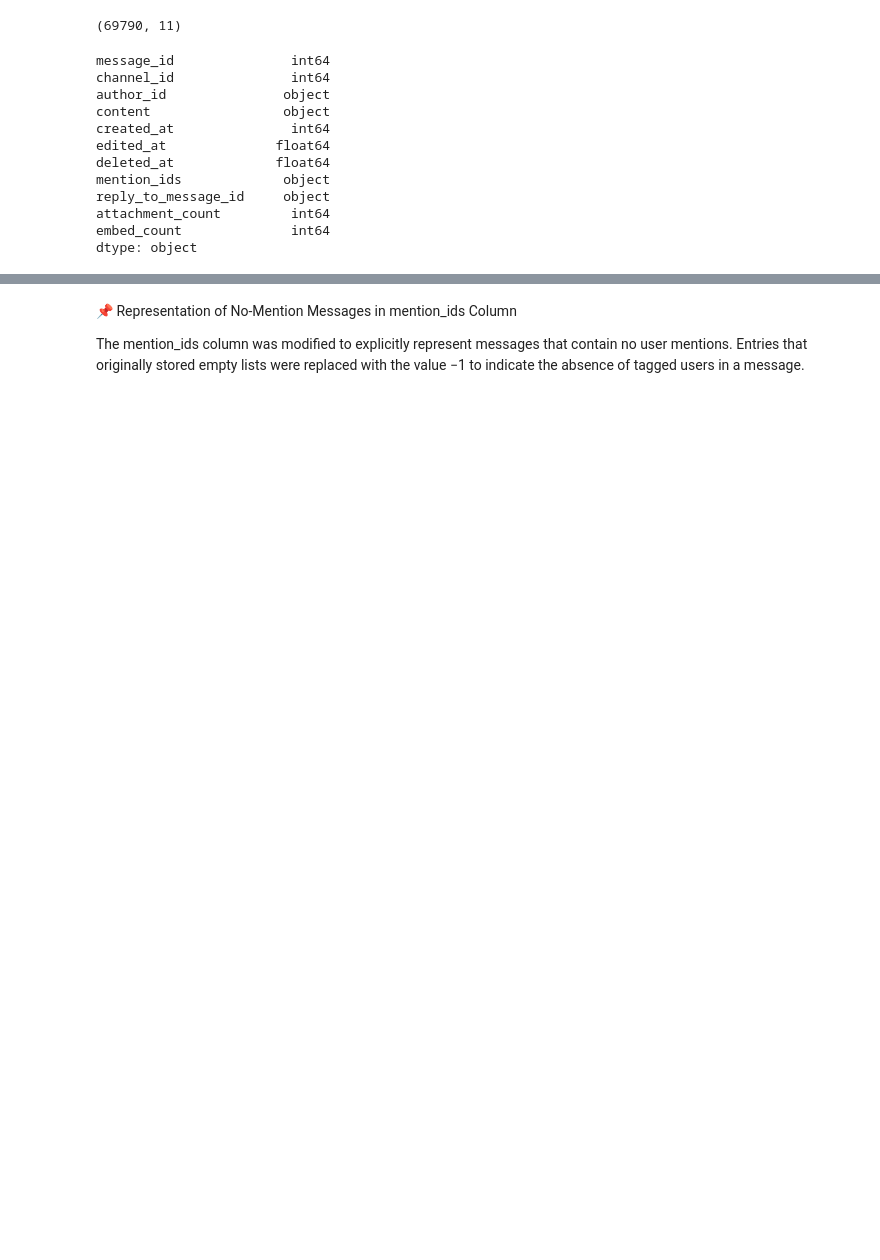
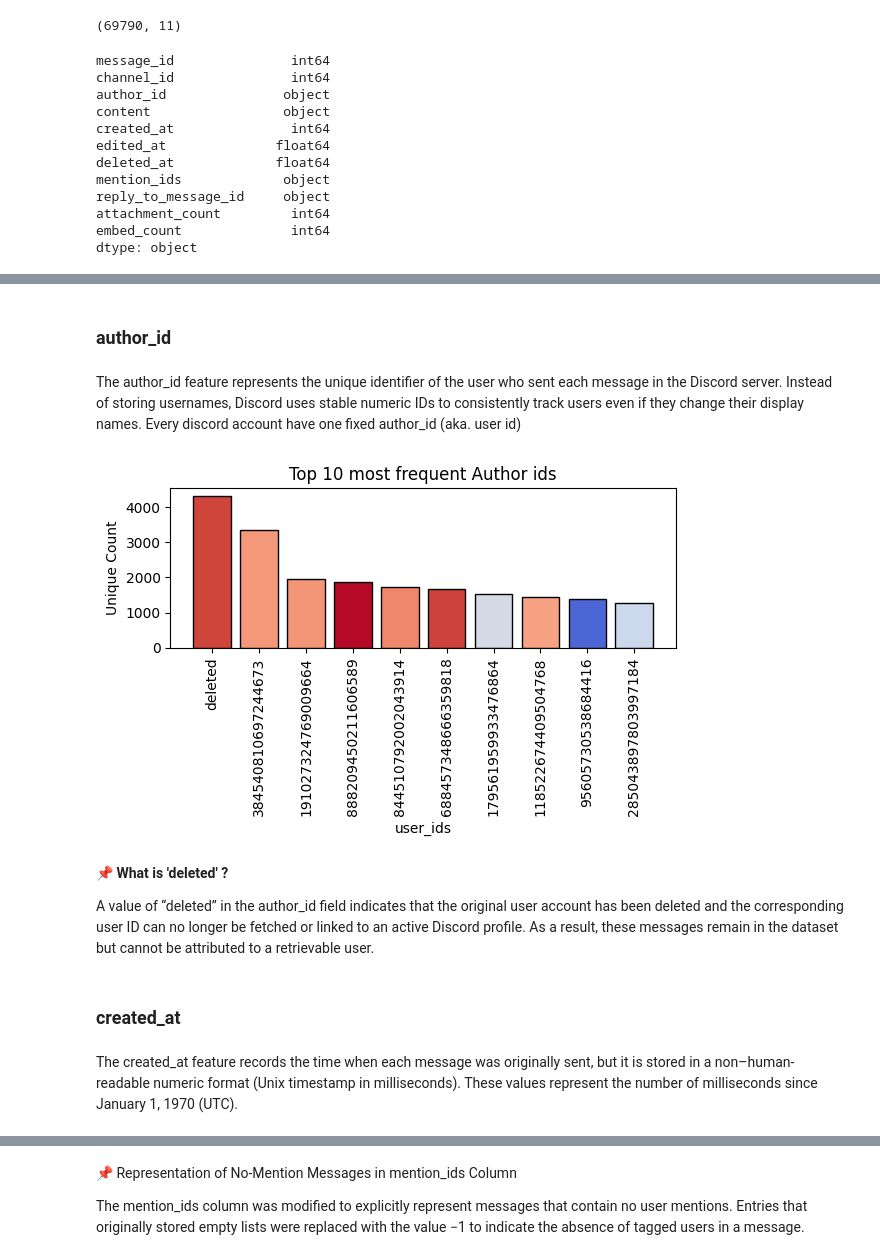
Before and after one commit to Aryan-Kaisth/Discord_Moderation_Bot, a Jupyter notebook: EDA.ipynb, the cells around one changed output, grey strips where cells are left out. Drawn from its saved outputs; the diff is of its cells as text; code cells hidden in the pictures; blank space fills up the shorter version.

```diff
--- a/EDA.ipynb
+++ b/EDA.ipynb
@@ -110,0 +132,34 @@ df["mention_ids"] = df["mention_ids"].apply(
+# %% [markdown]
+### author_id
+# %% [markdown]
+The author_id feature represents the unique identifier of the user who sent each message in the Discord server. Instead of storing usernames, Discord uses stable numeric IDs to consistently track users even if they change their display names. Every discord account have one fixed author_id (aka. user id)
+# %%
+top_user_ids = df.author_id.value_counts().sort_values(ascending=False).nlargest(n=10)
+
+colors = np.random.rand(len(top_user_ids))
+
+fig, ax = plt.subplots(figsize=(6,4))
+ax.bar(
+    top_user_ids.index,
+    top_user_ids.values,
+    color = plt.cm.coolwarm(colors),
+    edgecolor='black'
+)
+
+ax.set_title('Top 10 most frequent Author ids')
+ax.set_xlabel("user_ids")
+ax.set_ylabel("Unique Count")
+ax.tick_params(axis="x", rotation=90)
+
+plt.tight_layout()
+plt.show()
+# %% [output]
+[figure, added]
+# %% [markdown]
+**📌 What is 'deleted' ?**
+
+A value of “deleted” in the author_id field indicates that the original user account has been deleted and the corresponding user ID can no longer be fetched or linked to an active Discord profile. As a result, these messages remain in the dataset but cannot be attributed to a retrievable user.
+# %% [markdown]
+### created_at
+# %% [markdown]
+The created_at feature records the time when each message was originally sent, but it is stored in a non–human-readable numeric format (Unix timestamp in milliseconds). These values represent the number of milliseconds since January 1, 1970 (UTC).
```
Also changed, not shown: parts of 25 cells of this notebook.
